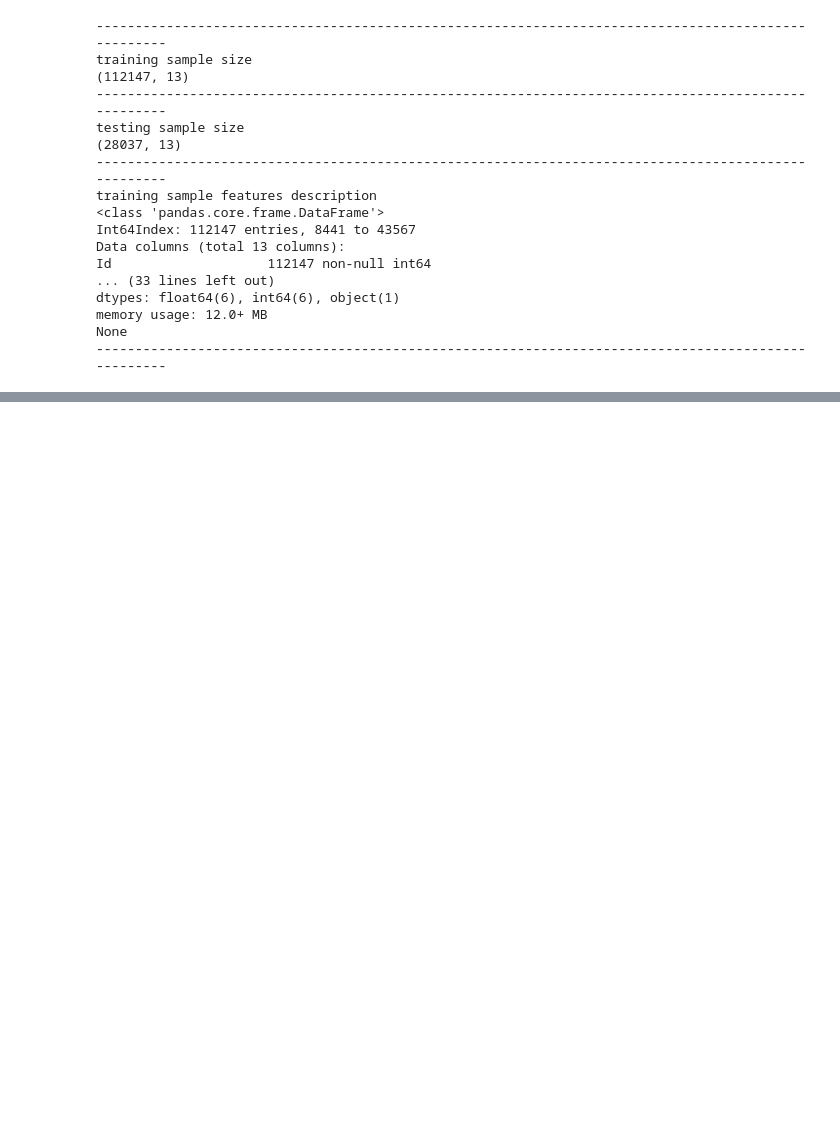
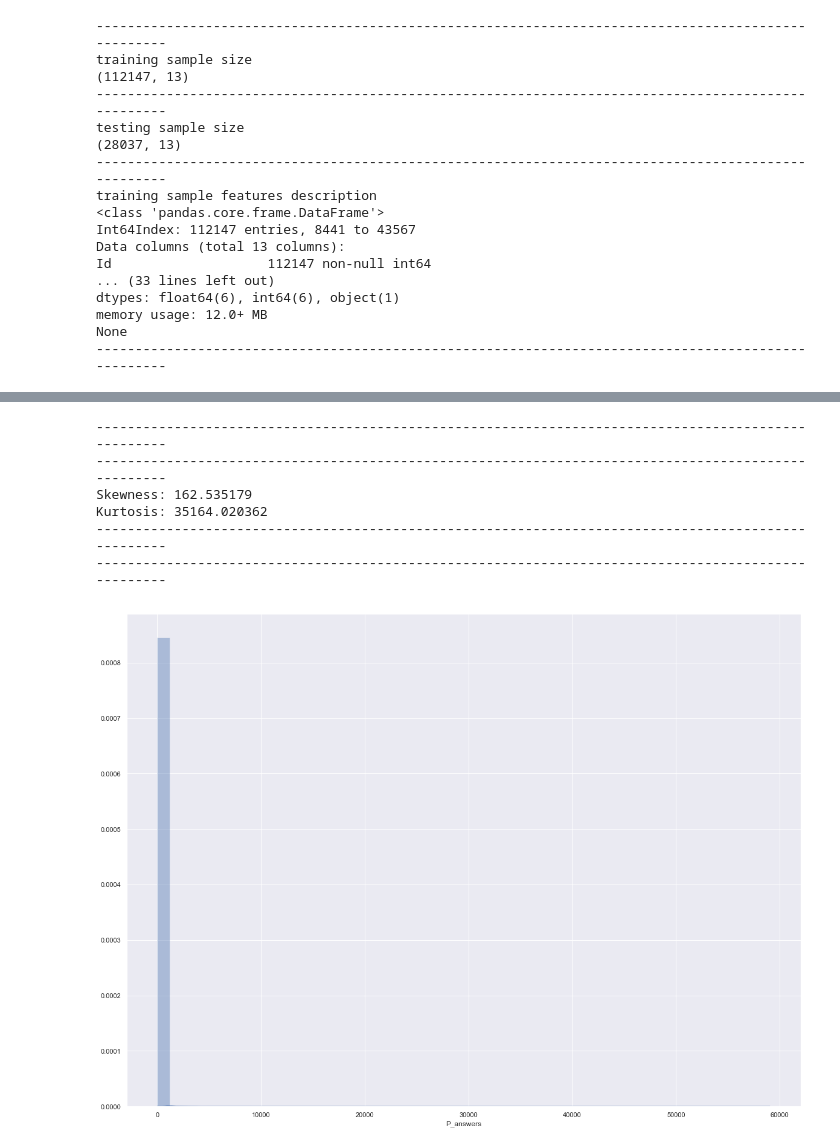
Before and after one commit to zolduoarrati/repos, a Jupyter notebook: Python/Jupyter/EDA/EDA & ML.ipynb, the cells around one changed output, grey strips where cells are left out. Drawn from its saved outputs; the diff is of its cells as text; code cells hidden in the pictures; blank space fills up the shorter version.

```diff
--- a/Python/Jupyter/EDA/EDA & ML.ipynb
+++ b/Python/Jupyter/EDA/EDA & ML.ipynb
@@ -260,0 +330,18 @@ None
+# %%
+print('-'*100)
+print('-'*100)
+plt.figure(figsize=(20, 15))
+sns.distplot(df_train['P_answers'].dropna());
+# skewness and Kurtosis
+print("Skewness: %f" % df_train['P_answers'].skew());
+print("Kurtosis: %f" % df_train['P_answers'].kurt());
+print('-'*100)
+print('-'*100)
+# %% [output]
+----------------------------------------------------------------------------------------------------
+----------------------------------------------------------------------------------------------------
+Skewness: 162.535179
+Kurtosis: 35164.020362
+----------------------------------------------------------------------------------------------------
+----------------------------------------------------------------------------------------------------
+[figure, added]
```
Also changed, not shown: parts of 27 cells of this notebook.
